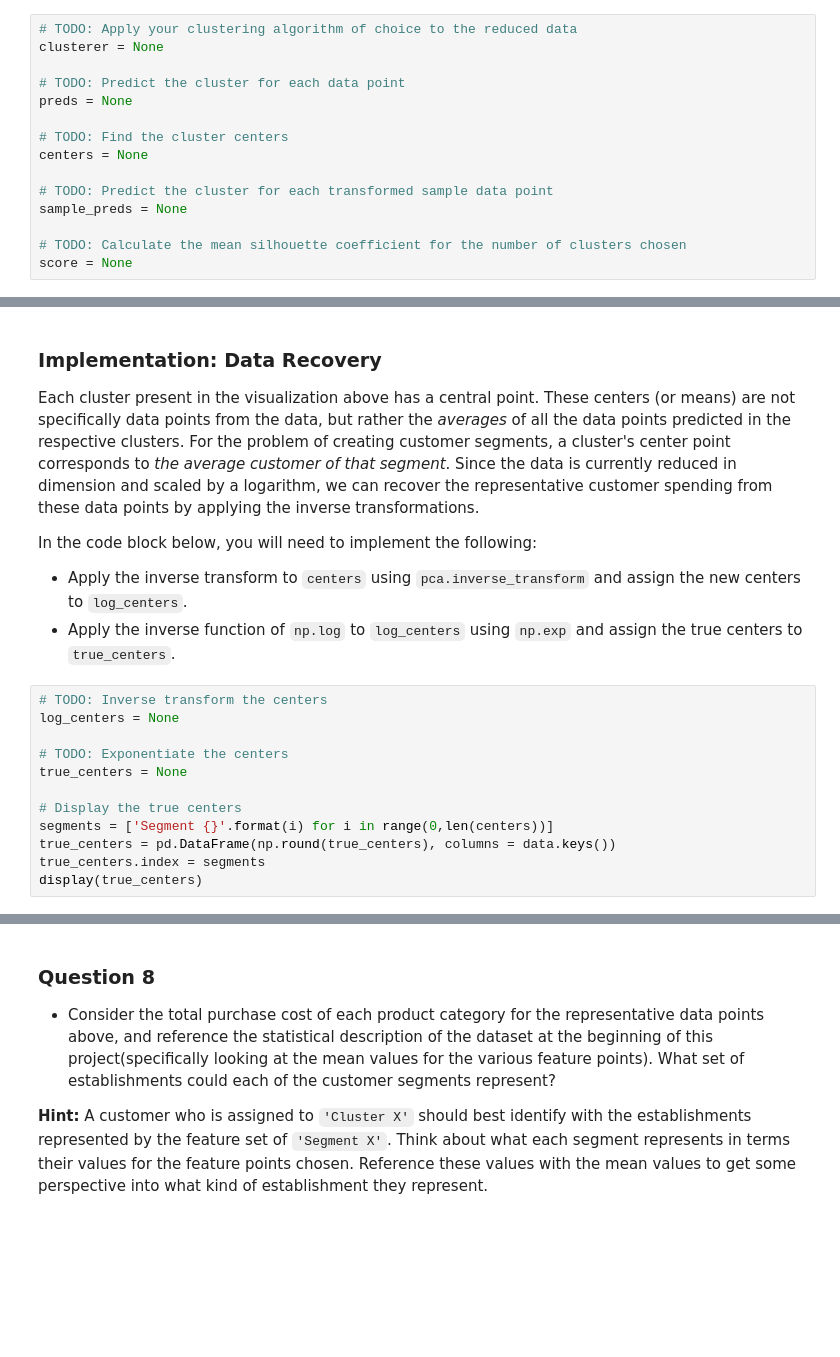
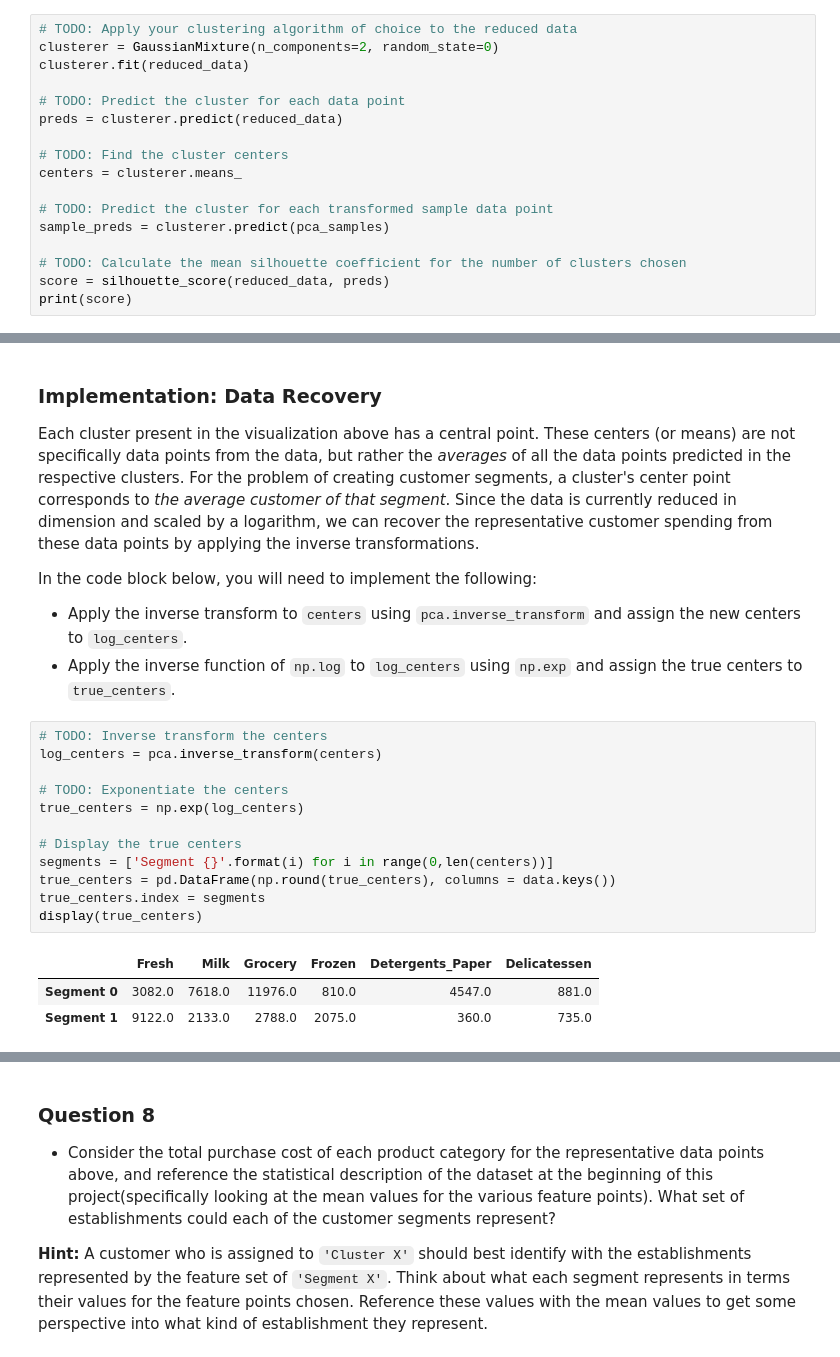
Before and after one commit to robertlizatovic/ml_nanodegree, a Jupyter notebook: customer_segments/customer_segments.ipynb, the cells around one changed output, grey strips where cells are left out. Saved outputs shown, nothing was run; the diff lists cells and outputs as text; blank space fills up the shorter version.

Commit message:
question 8 customer segmentation

```diff
--- a/customer_segments/customer_segments.ipynb
+++ b/customer_segments/customer_segments.ipynb
@@ -448,15 +455,17 @@ In the code block below, you will need to implement the following:
 # %%
 # TODO: Apply your clustering algorithm of choice to the reduced data
-clusterer = None
+clusterer = GaussianMixture(n_components=2, random_state=0)
+clusterer.fit(reduced_data)
 
 # TODO: Predict the cluster for each data point
-preds = None
+preds = clusterer.predict(reduced_data)
 
 # TODO: Find the cluster centers
-centers = None
+centers = clusterer.means_
 
 # TODO: Predict the cluster for each transformed sample data point
-sample_preds = None
+sample_preds = clusterer.predict(pca_samples)
 
 # TODO: Calculate the mean silhouette coefficient for the number of clusters chosen
-score = None
+score = silhouette_score(reduced_data, preds)
+print(score)
@@ -482,13 +547,17 @@ In the code block below, you will need to implement the following:
  - Apply the inverse function of `np.log` to `log_centers` using `np.exp` and assign the true centers to `true_centers`.
 # %%
 # TODO: Inverse transform the centers
-log_centers = None
+log_centers = pca.inverse_transform(centers)
 
 # TODO: Exponentiate the centers
-true_centers = None
+true_centers = np.exp(log_centers)
 
 # Display the true centers
 segments = ['Segment {}'.format(i) for i in range(0,len(centers))]
 true_centers = pd.DataFrame(np.round(true_centers), columns = data.keys())
 true_centers.index = segments
 display(true_centers)
+# %% [output]
+|  | Fresh | Milk | Grocery | Frozen | Detergents_Paper | Delicatessen |
+| Segment 0 | 3082.0 | 7618.0 | 11976.0 | 810.0 | 4547.0 | 881.0 |
+| Segment 1 | 9122.0 | 2133.0 | 2788.0 | 2075.0 | 360.0 | 735.0 |
```
Also changed, not shown: parts of 12 cells of this notebook.
